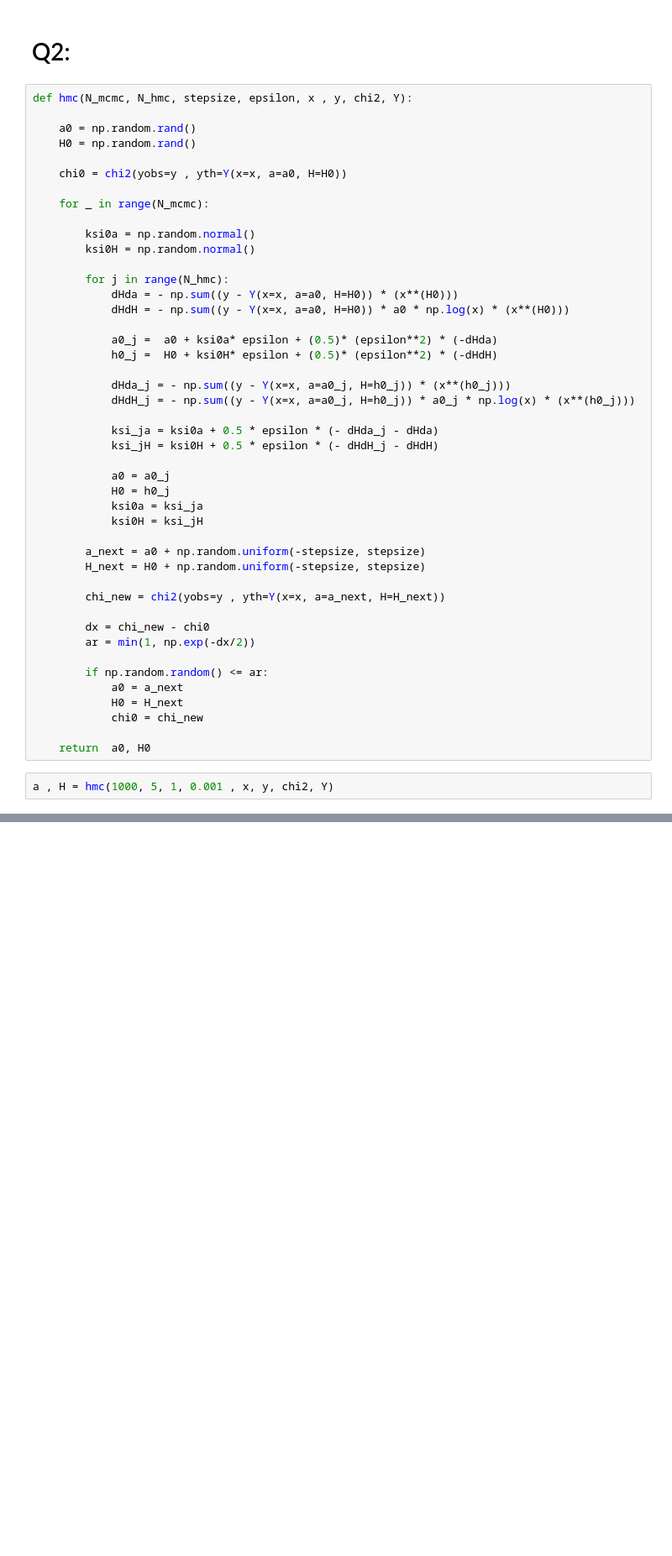
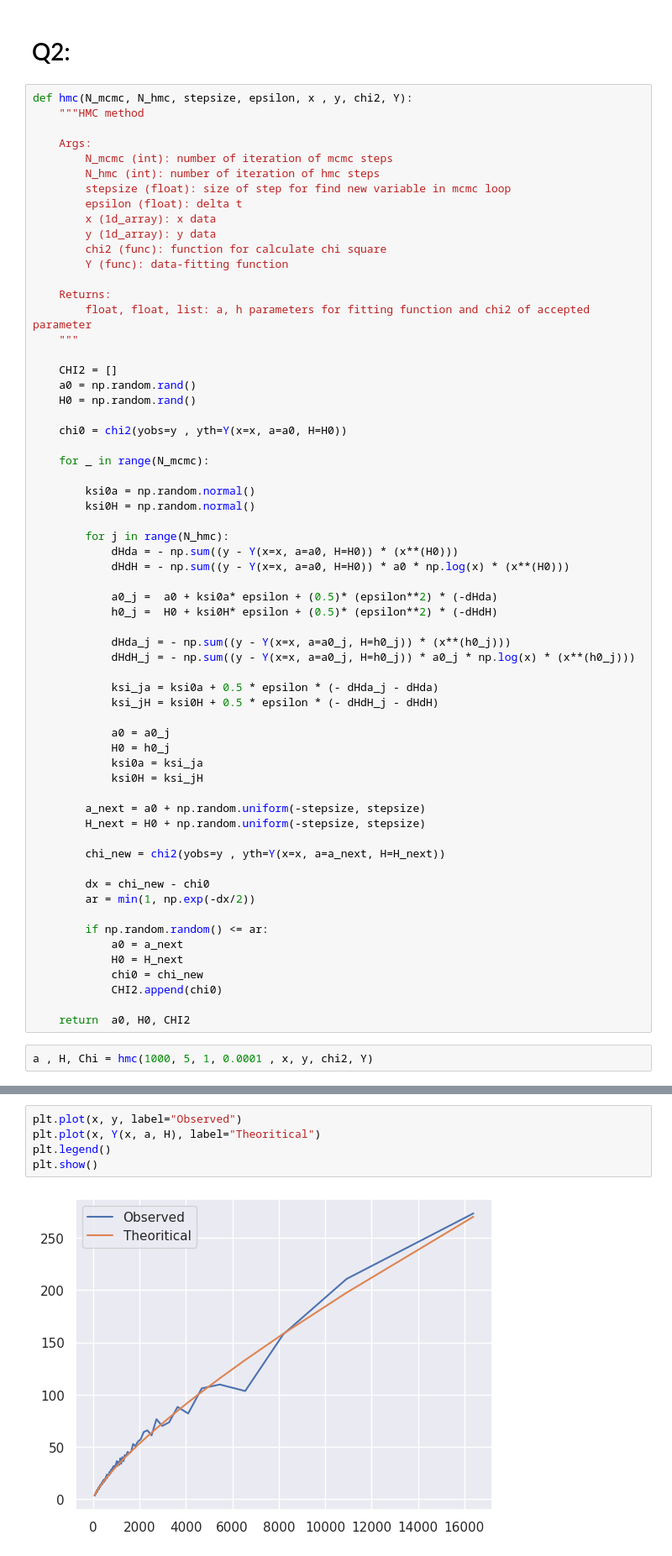
Before and after one commit to MohiMozaffari/Computational-Physics, a Jupyter notebook: HW12/HW12.ipynb, the cells around one changed output, grey strips where cells are left out. Shown: that part at 84% size. Drawn from its saved outputs; the diff is of its cells as text; blank space fills up the shorter version.

```diff
--- a/HW12/HW12.ipynb
+++ b/HW12/HW12.ipynb
@@ -142,7 +142,23 @@ H best: 0.765 with eror, sigma plus: 0.092 and sigma minus: 0.289
 # Q2:
 # %%
 def hmc(N_mcmc, N_hmc, stepsize, epsilon, x , y, chi2, Y):
+    """HMC method
 
+    Args:
+        N_mcmc (int): number of iteration of mcmc steps
+        N_hmc (int): number of iteration of hmc steps
+        stepsize (float): size of step for find new variable in mcmc loop
+        epsilon (float): delta t
+        x (1d_array): x data
+        y (1d_array): y data
+        chi2 (func): function for calculate chi square
+        Y (func): data-fitting function
+
+    Returns:
+        float, float, list: a, h parameters for fitting function and chi2 of accepted parameter
+    """
+
+    CHI2 = []
     a0 = np.random.rand()
     H0 = np.random.rand()
 
@@ -183,7 +199,8 @@ def hmc(N_mcmc, N_hmc, stepsize, epsilon, x , y, chi2, Y):
             a0 = a_next
             H0 = H_next
             chi0 = chi_new
+            CHI2.append(chi0)
 
-    return  a0, H0
+    return  a0, H0, CHI2
 # %%
-a , H = hmc(1000, 5, 1, 0.001 , x, y, chi2, Y)
+a , H, Chi = hmc(1000, 5, 1, 0.0001 , x, y, chi2, Y)
@@ -199,0 +215,7 @@ H
+# %%
+plt.plot(x, y, label="Observed")
+plt.plot(x, Y(x, a, H), label="Theoritical")
+plt.legend()
+plt.show()
+# %% [output]
+[figure, added]
```
Also changed, not shown: parts of 19 cells of this notebook, 2 other files.
